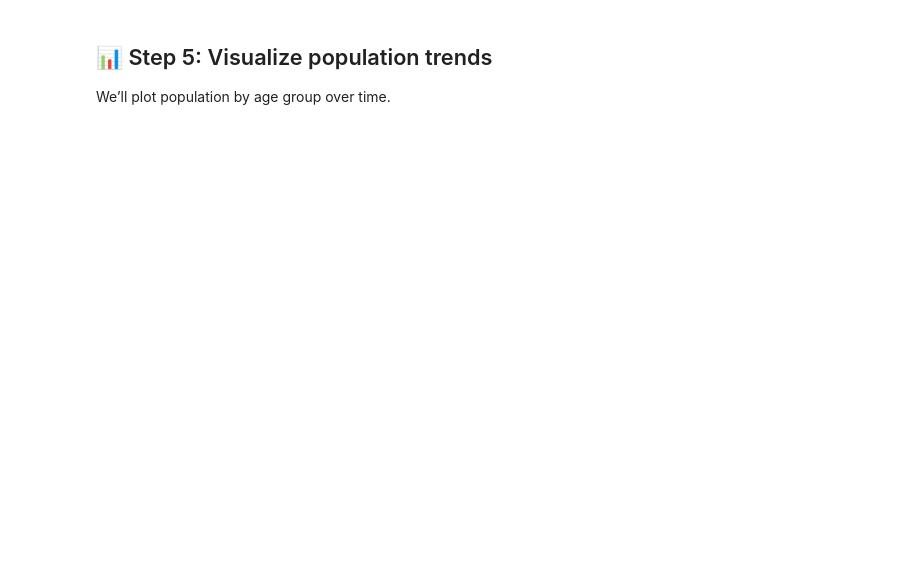
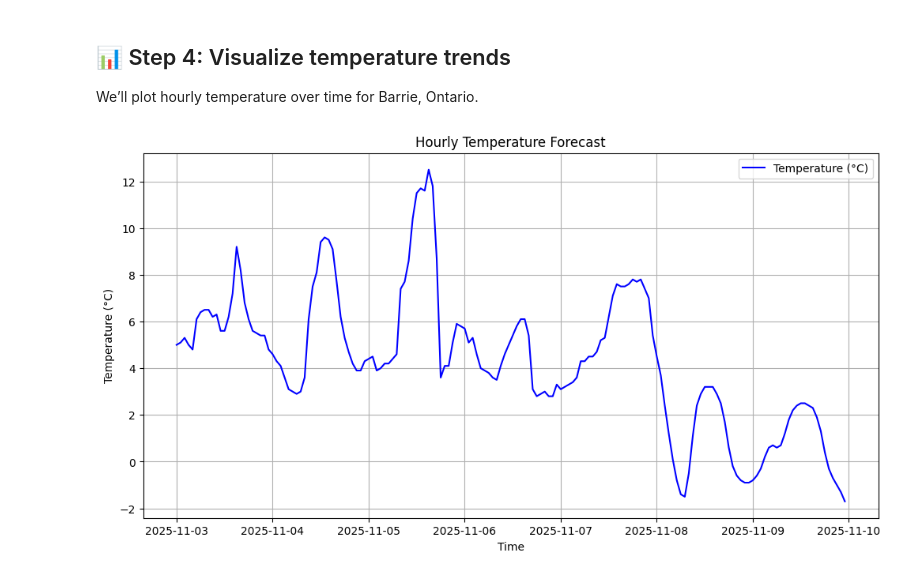
Before and after one commit to rbigelow/ML-Labs, a Jupyter notebook: lab01.ipynb, the cells around one changed output. Cells and saved outputs as stored; diff of their text form; code cells hidden in the pictures; blank space fills up the shorter version.

```diff
--- a/lab01.ipynb
+++ b/lab01.ipynb
@@ -128,0 +42,14 @@ summary.tail()
+# %%
+# Define API endpoint and parameters
+url = "https://api.open-meteo.com/v1/forecast"
+params = {
+    "latitude": 44.31,
+    "longitude": -79.79,
+    "hourly": "temperature_2m",
+    "timezone": "America/Toronto"
+}
+
+# Send GET request
+response = requests.get(url, params=params)
+data = response.json()
+data['hourly'].keys()
@@ -128,0 +61,10 @@ summary.tail()
+# %%
+# Extract hourly data
+df = pd.DataFrame({
+    "time": data['hourly']['time'],
+    "temperature_2m": data['hourly']['temperature_2m']
+})
+
+# Convert time column to datetime
+df['time'] = pd.to_datetime(df['time'])
+df.head()
@@ -129,3 +78,3 @@ summary.tail()
 # %% [markdown]
-## 📊 Step 5: Visualize population trends
-We’ll plot population by age group over time.
+## 📊 Step 4: Visualize temperature trends
+We’ll plot hourly temperature over time for Barrie, Ontario.
@@ -140,0 +81,13 @@ plt.show()
+# %%
+# Plot temperature trend
+plt.figure(figsize=(12, 6))
+plt.plot(df['time'], df['temperature_2m'], label="Temperature (°C)", color='blue')
+plt.title("Hourly Temperature Forecast")
+plt.xlabel("Time")
+plt.ylabel("Temperature (°C)")
+plt.grid(True)
+plt.legend()
+# plt.tight_layout()
+plt.show()
+# %% [output]
+[figure, added]
```
Also changed, not shown: parts of 21 cells of this notebook.
